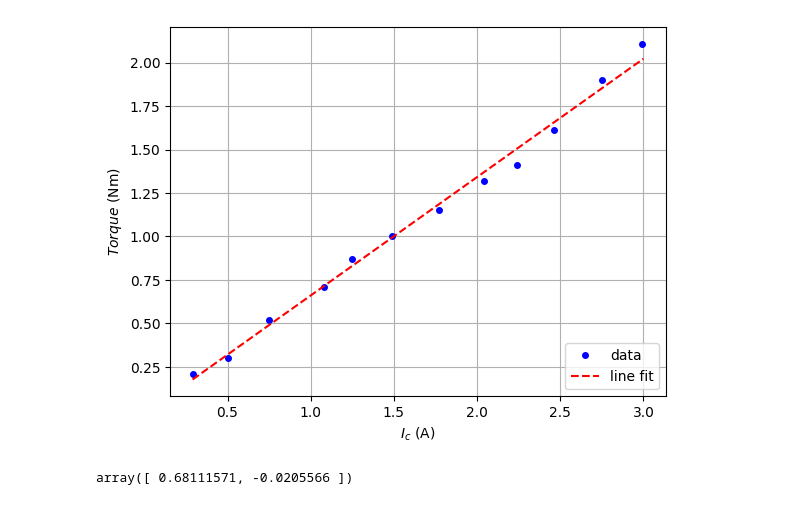
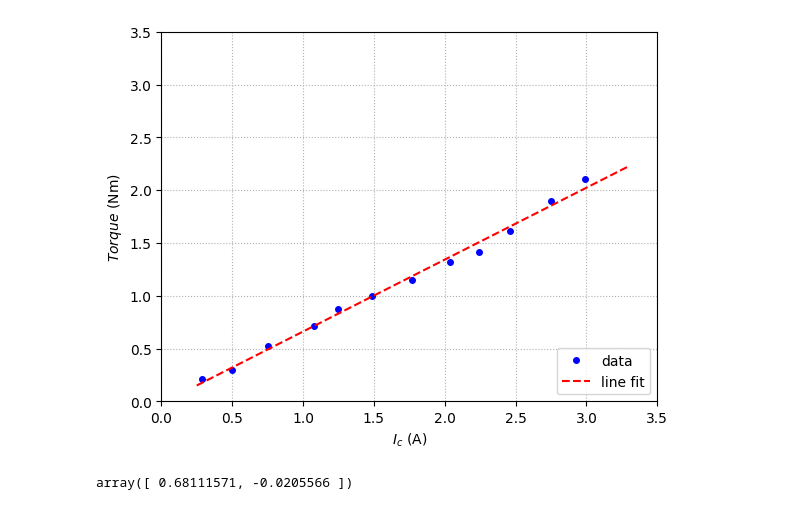
Before and after one commit to SoumadipBhowmick/Lab-work, a Jupyter notebook: Helmhortz Coil/helmhortz.ipynb, the cells around one changed output. Cells and saved outputs as stored; diff of their text form; code cells hidden in the pictures.

Commit message:
Graphs done

```diff
--- a/Helmhortz Coil/helmhortz.ipynb
+++ b/Helmhortz Coil/helmhortz.ipynb
@@ -5,26 +5,28 @@ from scipy.optimize import curve_fit
 # %%
 #import data
 Ic,T =np.loadtxt('Ic_T.dat', delimiter=',',unpack=True)
 #Ic vs Torque
 #plot graph
 plt.plot(Ic,T,'bo',label='data',markersize='4')
 
 #fit line
 def f(x,a,b):
     return a*x+b
 
 popt, pcov =curve_fit(f,Ic,T)
 
-xFit=np.arange(0.29,3.0,0.00001)
+xFit=np.arange(0.25,3.3,0.001)
 plt.plot(xFit,f(xFit,*popt),'r--',label='line fit')
 plt.xlabel('$I_c$ (A)')
 plt.ylabel('$Torque$ (Nm)')
+plt.xticks(np.arange(0,3.75,0.5))
+plt.yticks(np.arange(0,3.75,0.5))
 plt.legend(loc='lower right')
-plt.grid()
+plt.grid(linestyle='dotted')
 plt.savefig('IcvsT.png',dpi=200)
 plt.show()
 # %% [output]
-[figure, old version]
+[figure, new version]
 # %%
 popt
 # %% [output]
```
Also changed, not shown: parts of 2 cells of this notebook, 6 other files.
